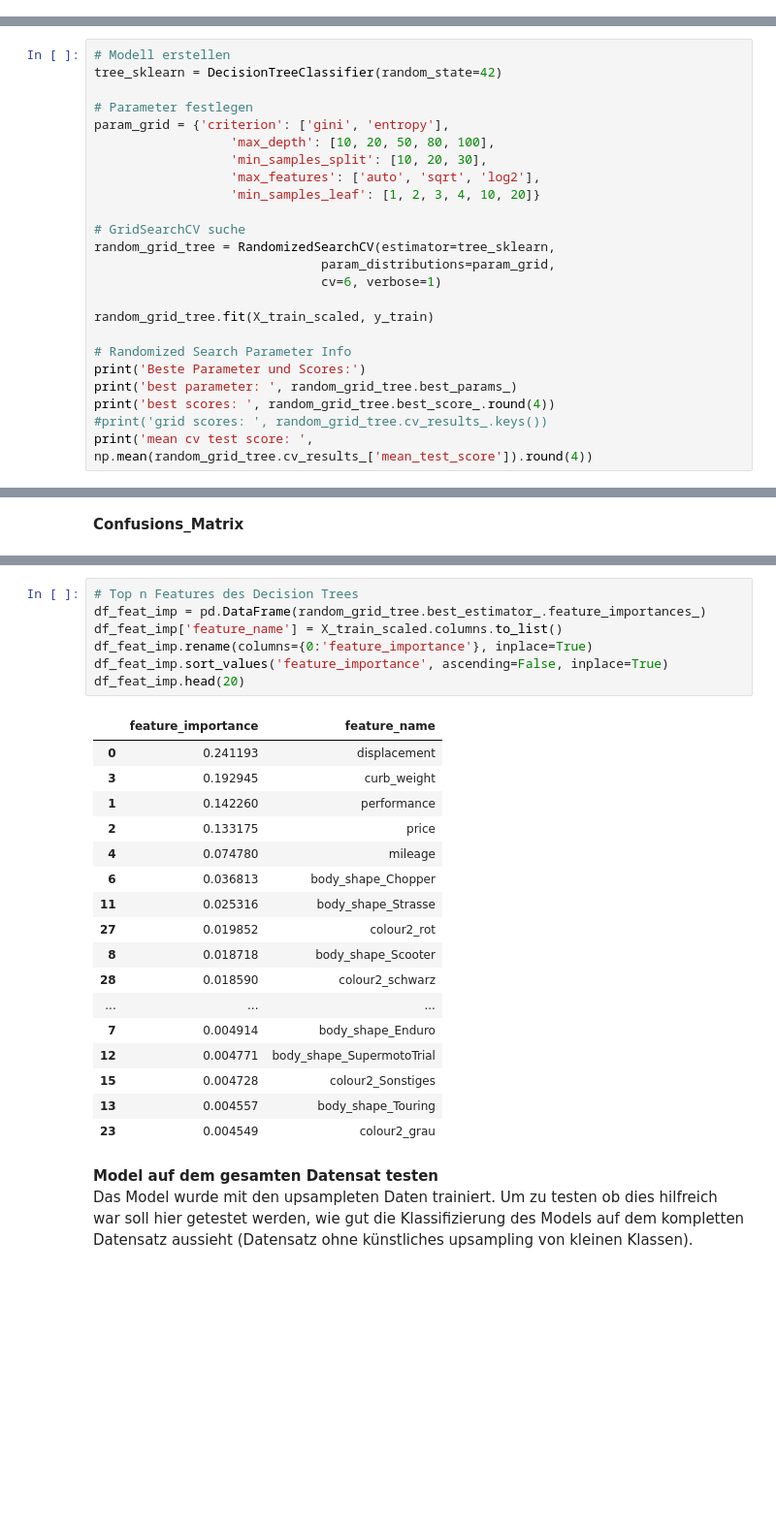
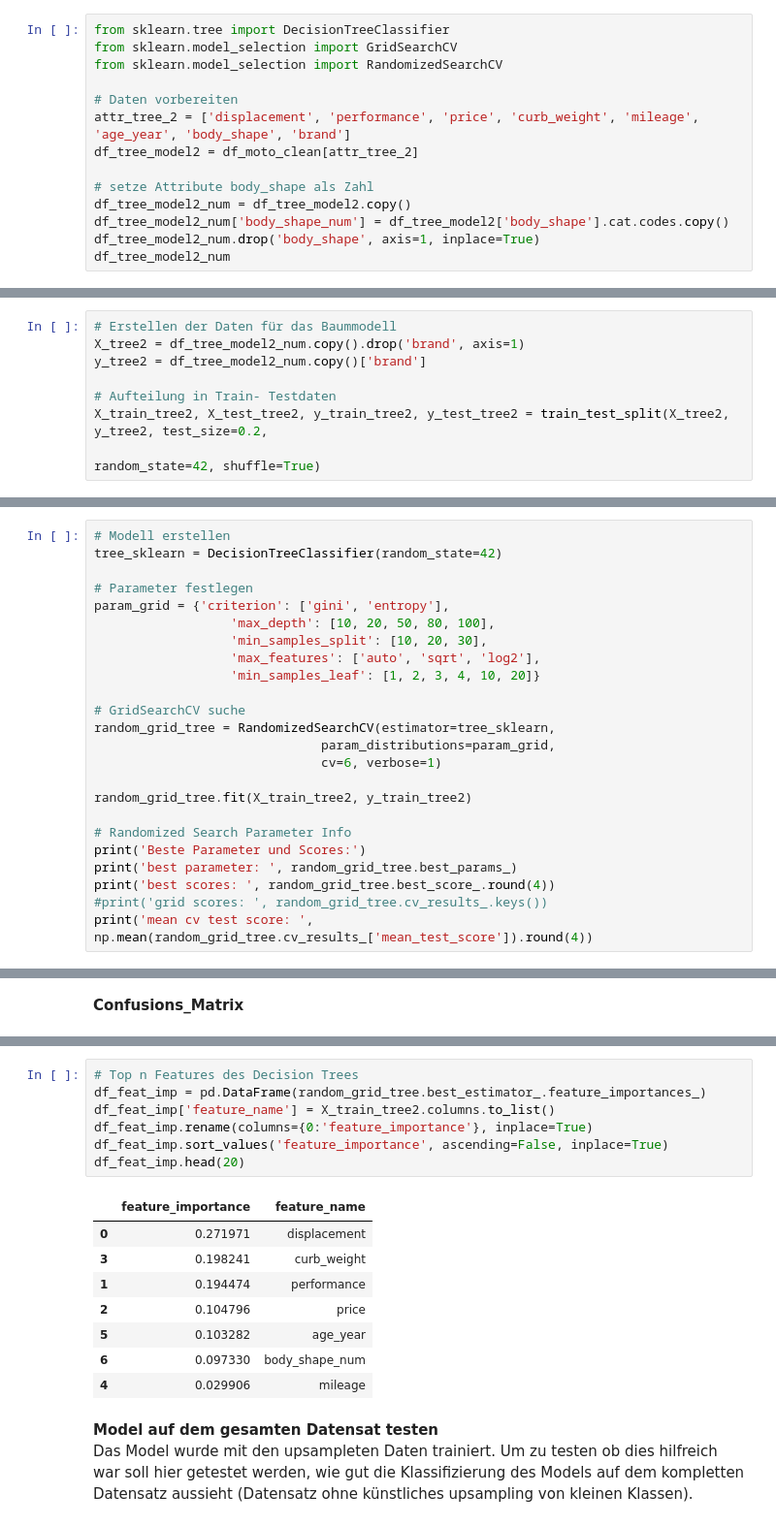
Before and after one commit to rootpi2203/ds_gml, a Jupyter notebook: gml_minichallenge_2/gml_minichallenge_2.ipynb, the cells around one changed output, grey strips where cells are left out. Shown at 97% size. Saved outputs shown, nothing was run; the diff lists cells and outputs as text; blank space fills up the shorter version.

```diff
--- a/gml_minichallenge_2/gml_minichallenge_2.ipynb
+++ b/gml_minichallenge_2/gml_minichallenge_2.ipynb
@@ -2662,0 +2642,14 @@ X_train_scaled
+# %%
+from sklearn.tree import DecisionTreeClassifier
+from sklearn.model_selection import GridSearchCV
+from sklearn.model_selection import RandomizedSearchCV
+
+# Daten vorbereiten
+attr_tree_2 = ['displacement', 'performance', 'price', 'curb_weight', 'mileage', 'age_year', 'body_shape', 'brand']
+df_tree_model2 = df_moto_clean[attr_tree_2]
+
+# setze Attribute body_shape als Zahl
+df_tree_model2_num = df_tree_model2.copy()
+df_tree_model2_num['body_shape_num'] = df_tree_model2['body_shape'].cat.codes.copy()
+df_tree_model2_num.drop('body_shape', axis=1, inplace=True)
+df_tree_model2_num
@@ -2663,3 +2670,11 @@ X_train_scaled
+# %%
+# Erstellen der Daten für das Baummodell
+X_tree2 = df_tree_model2_num.copy().drop('brand', axis=1)
+y_tree2 = df_tree_model2_num.copy()['brand']
+
+# Aufteilung in Train- Testdaten
+X_train_tree2, X_test_tree2, y_train_tree2, y_test_tree2 = train_test_split(X_tree2, y_tree2, test_size=0.2,
+                                                                                random_state=42, shuffle=True)
 # %% [markdown]
 Auch hier kann RandomizedSearchCV helfen die optimalen Parameter zu finden. Welche Parameter sinvoll sind zu optimieren findet man in der [Dokumentation](https://scikit-learn.org/stable/modules/generated/sklearn.tree.DecisionTreeClassifier.html#sklearn.tree.DecisionTreeClassifier) von sklearn oder mit `mlp_sklearn.get_params().keys()`. Anhand der besten Parameter kann die Range fortlaufen eingegrentzt werden, somit enthalten die untenstehenden Parameter bereits eine grob eingrenzung (Zeit ersparniss).
 # %%
@@ -2683,7 +2698,7 @@ random_grid_tree = RandomizedSearchCV(estimator=tree_sklearn,
                               param_distributions=param_grid,
                               cv=6, verbose=1)
 
-random_grid_tree.fit(X_train_scaled, y_train)
+random_grid_tree.fit(X_train_tree2, y_train_tree2)
 
 # Randomized Search Parameter Info
 print('Beste Parameter und Scores:')
@@ -2747,28 +2765,19 @@ Der DecisionTreeClasifier von Sklearn bietet die Möglichkeit Feature Importance
 # %%
 # Top n Features des Decision Trees
 df_feat_imp = pd.DataFrame(random_grid_tree.best_estimator_.feature_importances_)
-df_feat_imp['feature_name'] = X_train_scaled.columns.to_list()
+df_feat_imp['feature_name'] = X_train_tree2.columns.to_list()
 df_feat_imp.rename(columns={0:'feature_importance'}, inplace=True)
 df_feat_imp.sort_values('feature_importance', ascending=False, inplace=True)
 df_feat_imp.head(20)
 # %% [output]
 |  | feature_importance | feature_name |
-| 0 | 0.241193 | displacement |
-| 3 | 0.192945 | curb_weight |
-| 1 | 0.142260 | performance |
-| 2 | 0.133175 | price |
-| 4 | 0.074780 | mileage |
-| 6 | 0.036813 | body_shape_Chopper |
-| 11 | 0.025316 | body_shape_Strasse |
-| 27 | 0.019852 | colour2_rot |
-| 8 | 0.018718 | body_shape_Scooter |
-| 28 | 0.018590 | colour2_schwarz |
-| ... | ... | ... |
-| 7 | 0.004914 | body_shape_Enduro |
-| 12 | 0.004771 | body_shape_SupermotoTrial |
-| 15 | 0.004728 | colour2_Sonstiges |
-| 13 | 0.004557 | body_shape_Touring |
-| 23 | 0.004549 | colour2_grau |
+| 0 | 0.271971 | displacement |
+| 3 | 0.198241 | curb_weight |
+| 1 | 0.194474 | performance |
+| 2 | 0.104796 | price |
+| 5 | 0.103282 | age_year |
+| 6 | 0.097330 | body_shape_num |
+| 4 | 0.029906 | mileage |
 # %% [markdown]
 **Model auf dem gesamten Datensat testen**
 Das Model wurde mit den upsampleten Daten trainiert. Um zu testen ob dies hilfreich war soll hier getestet werden, wie gut die Klassifizierung des Models auf dem kompletten Datensatz aussieht (Datensatz ohne künstliches upsampling von kleinen Klassen).
```
Also changed, not shown: parts of 15 cells of this notebook.
